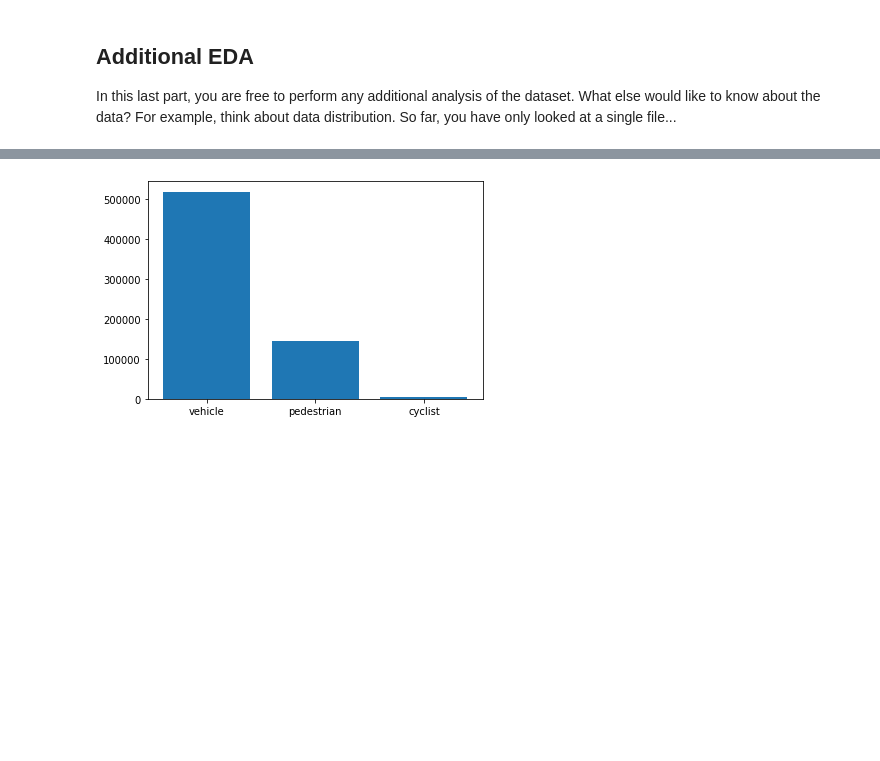
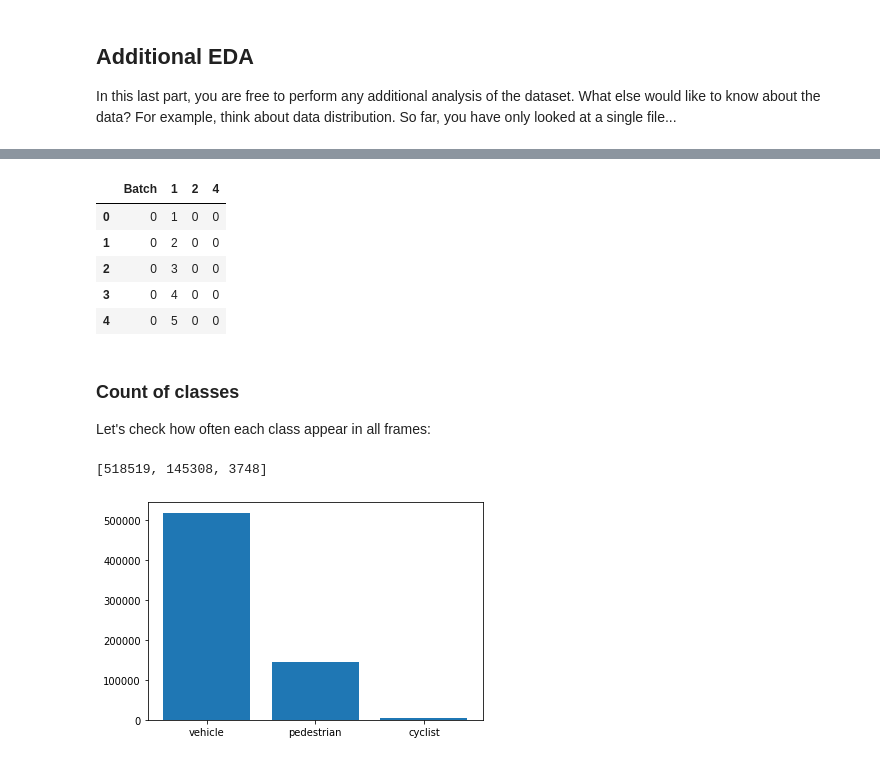
Before and after one commit to lr91-089/Udacity-nd229-object-detection, a Jupyter notebook: Exploratory Data Analysis.ipynb, the cells around one changed output, grey strips where cells are left out. Saved outputs shown, nothing was run; the diff lists cells and outputs as text; code cells hidden in the pictures; blank space fills up the shorter version.

```diff
--- a/Exploratory Data Analysis.ipynb
+++ b/Exploratory Data Analysis.ipynb
@@ -128 +157,24 @@ class_mapping = {1: {'class': 'vehicle','color':'red'}, 2: {'class': 'pedestrian
+# %%
+df = df.drop(labels=[0,3],axis=1)
+df.head()
+# %% [output]
+|  | Batch | 1 | 2 | 4 |
+| 0 | 0 | 1 | 0 | 0 |
+| 1 | 0 | 2 | 0 | 0 |
+| 2 | 0 | 3 | 0 | 0 |
+| 3 | 0 | 4 | 0 | 0 |
+| 4 | 0 | 5 | 0 | 0 |
+# %% [markdown]
+### Count of classes
+
+Let's check how often each class appear in all frames:
+# %%
+#fetch the count data by removing duplicates and group by batch and selecting the max values for each
+counts = []
+for key in class_mapping:
+    count = df[["Batch",key]].drop_duplicates().groupby(["Batch"]).max().sum()[key]
+    counts.append(count)
+counts
+# %% [output]
+[518519, 145308, 3748]
 # %%
```
Also changed, not shown: parts of 13 cells of this notebook, 3 other files.
